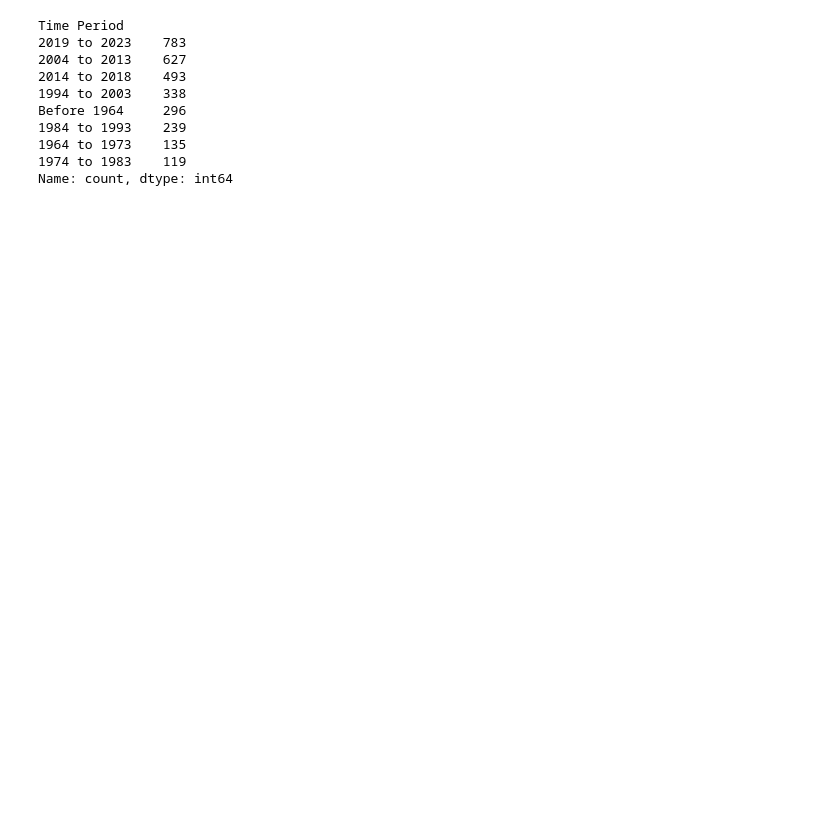
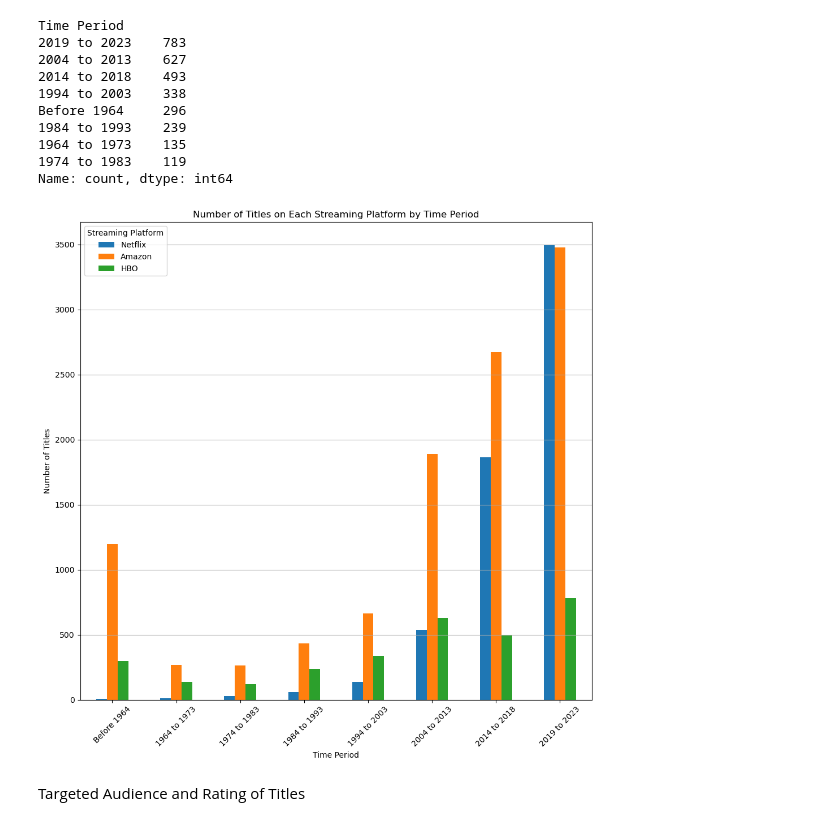
Before and after one commit to daggonit/Platform_Proj, a Jupyter notebook: Platform Project.ipynb, the cells around one changed output. Cells and saved outputs as stored; diff of their text form; code cells hidden in the pictures; blank space fills up the shorter version.

Commit message:
updated visuals and ratings

```diff
--- a/Platform Project.ipynb
+++ b/Platform Project.ipynb
@@ -370,3 +390,31 @@ Before 1964     296
 1964 to 1973    135
 1974 to 1983    119
 Name: count, dtype: int64
+# %%
+#charting time period counts
+combined_period_counts_df = pd.DataFrame({
+    'Netflix': time_period_counts_netflix,
+    'Amazon': time_period_counts_amazon,
+    'HBO': time_period_counts_hbo})#.fillna(0)
+
+#plotting
+combined_period_counts_df.plot(kind='bar', figsize=(10, 10))
+
+# Customize the plot
+plt.title('Number of Titles on Each Streaming Platform by Time Period')
+plt.xlabel('Time Period')
+plt.ylabel('Number of Titles')
+plt.xticks(rotation=45)  # Rotate x-axis labels for better readability
+plt.legend(title='Streaming Platform')
+plt.grid(True, axis='y')
+
+period_count_path = "output_files/time_period/"
+plt.savefig(period_count_path + "time_period_titles.png")
+
+# Show plot
+plt.tight_layout()  # Adjust layout to prevent clipping of labels
+plt.show()
+# %% [output]
+[figure, added]
+# %% [markdown]
+Targeted Audience and Rating of Titles
```
Also changed, not shown: parts of 10 cells of this notebook, 11 other files.
